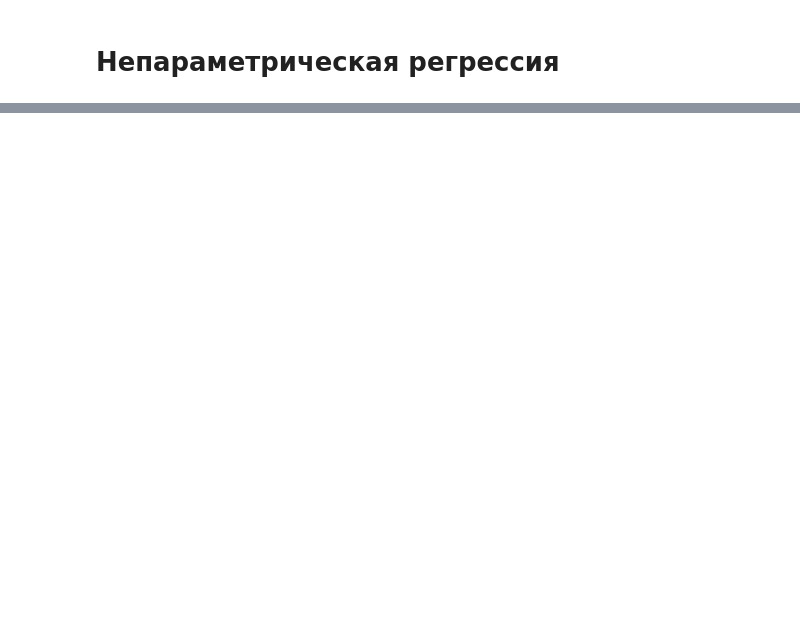
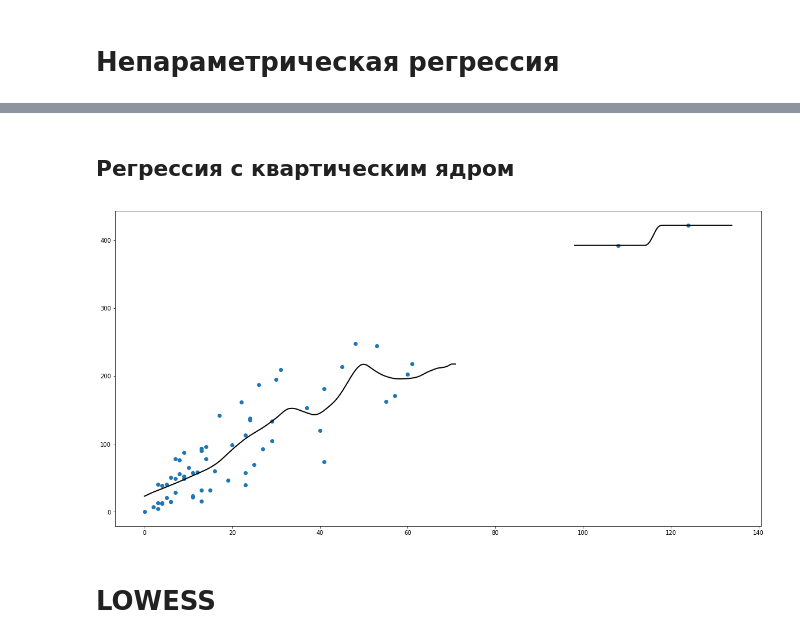
Before and after one commit to IHappyPlant/MLTheory, a Jupyter notebook: NonParametricRegression.ipynb, the cells around one changed output, grey strips where cells are left out. Cells and saved outputs as stored; diff of their text form; code cells hidden in the pictures; blank space fills up the shorter version.

```diff
--- a/NonParametricRegression.ipynb
+++ b/NonParametricRegression.ipynb
@@ -37,0 +38,15 @@ plt.show()
+# %% [markdown]
+## Регрессия с квартическим ядром
+# %%
+values = [i for i in np.arange(0, 150, 0.1)]
+results = [a(values[i], data, target, h = 10, kernel=quartic) for i in range(0, len(values))]
+fig, ax = plt.subplots(figsize=(20, 10))
+
+ax.scatter(data, target)
+ax.plot(values, results, color='black', linewidth=2)
+
+plt.show()
+# %% [output]
+[figure, added]
+# %% [markdown]
+# LOWESS
```
Also changed, not shown: parts of 8 cells of this notebook.
